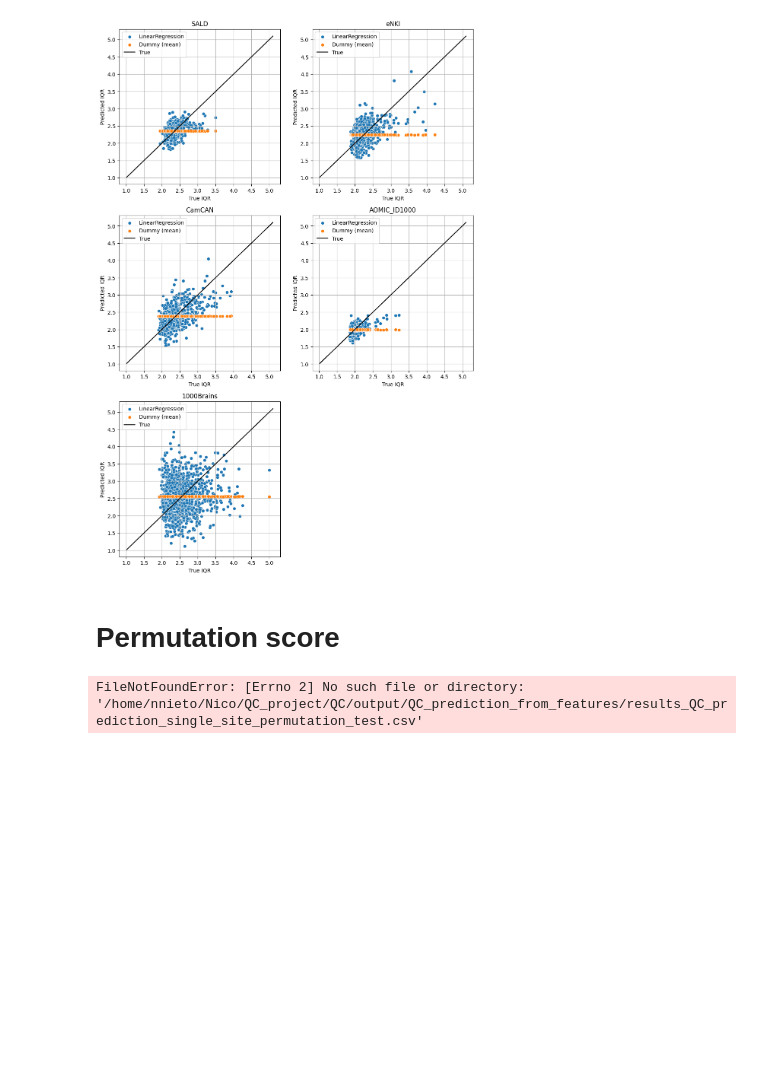
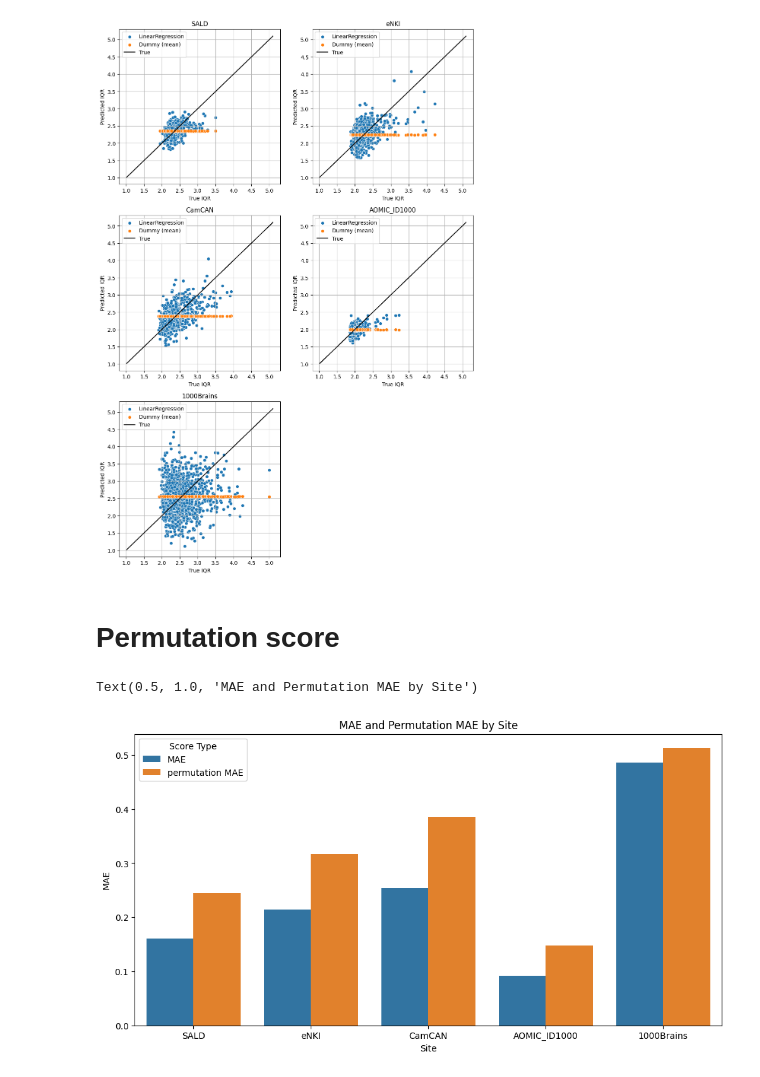
Before and after one commit to N-Nieto/QC, a Jupyter notebook: code/plots/QC_prediction_from_features/performance_QC.ipynb, the cells around one changed output. Saved outputs shown, nothing was run; the diff lists cells and outputs as text; code cells hidden in the pictures; blank space fills up the shorter version.

```diff
--- a/code/plots/QC_prediction_from_features/performance_QC.ipynb
+++ b/code/plots/QC_prediction_from_features/performance_QC.ipynb
@@ -195,16 +194,28 @@ for idx, site in enumerate(results_loop["Site"].unique()):
 # %%
 results_loop = pd.read_csv(results_dir / "results_QC_prediction_single_site_permutation_test.csv")
 
+results_loop["MAE"] = - results_loop["score"]
 
-sbn.barplot(data=results_2_plot, x="Site", y="score", ax=ax)
+results_loop["permutation MAE"] = - results_loop["permutation_score"]
+# Melt the dataframe to have "score" and "permutation_score" in a single column for easier plotting
+results_melted = results_loop.melt(id_vars="Site", value_vars=["MAE", "permutation MAE"],
+                                   var_name="Score Type", value_name="Value")
 
+
+plt.figure(figsize=(12, 6))
+# Create a bar plot with "score" and "permutation_score" side by side for each site
+sbn.barplot(data=results_melted, x="Site", y="Value", hue="Score Type", dodge=True, errorbar=("ci",95))
+plt.xlabel("Site")
+plt.ylabel("MAE")
+plt.title("MAE and Permutation MAE by Site")
 # results_loop = pd.DataFrame(
 #     {
 #         "score": np.array(score_loop),
 #         "permutation_score": np.array(permutation_loop),
 #         "pvalue": np.array(pvalue_loop),
 #         "Site": np.array(site_loop),
 #     }
 # )
 # %% [output]
-FileNotFoundError: [Errno 2] No such file or directory: '/home/nnieto/Nico/QC_project/QC/output/QC_prediction_from_features/results_QC_prediction_single_site_permutation_test.csv'
+Text(0.5, 1.0, 'MAE and Permutation MAE by Site')
+[figure, added]
```
Also changed, not shown: parts of 2 cells of this notebook, 7 other files.
